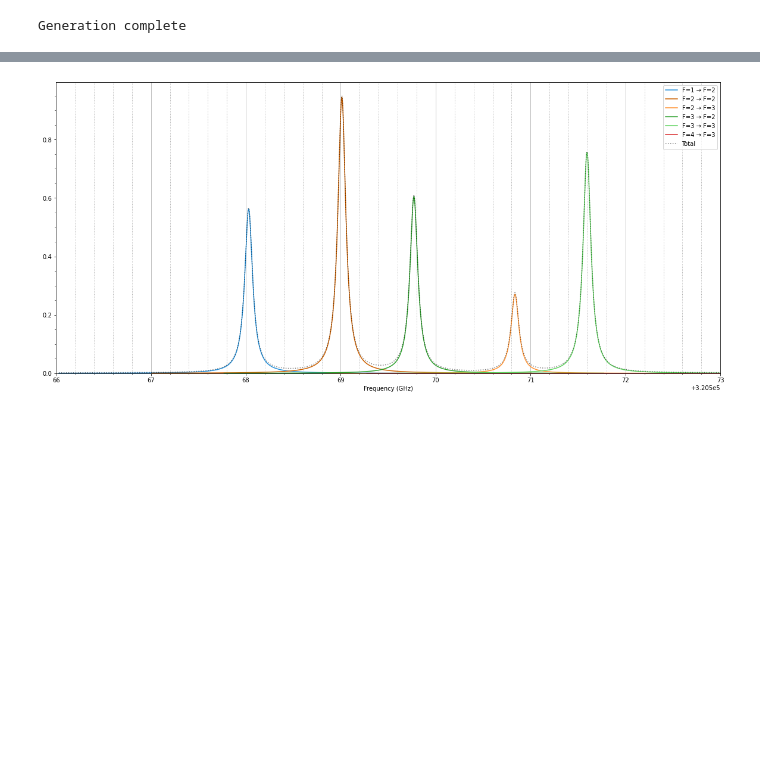
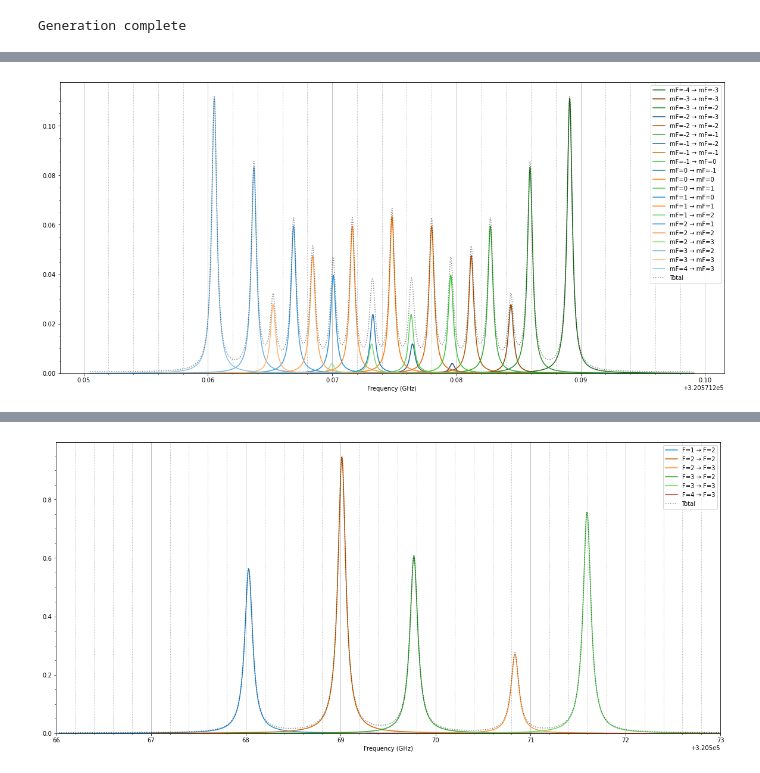
Before and after one commit to thomasdellaert/Atom-Toolkit, a Jupyter notebook: dstate.ipynb, the cells around one changed output, grey strips where cells are left out. Cells and saved outputs as stored; diff of their text form; code cells hidden in the pictures; blank space fills up the shorter version.

```diff
--- a/dstate.ipynb
+++ b/dstate.ipynb
@@ -189,3 +96,25 @@ pprint([(s.name, str(s.freq.to('GHz')), s.rel_strength) for s in a.hftransitions
+# %%
+%matplotlib inline
+
+a.B = Q_(5.0, 'G')
+
+plt.figure(figsize=(20, 9))
+
+lineshape = lineshapes.LorentzianLineShape(.0005)
+mod_lineshape = lineshapes.ModLorentzianLineShape(gamma=.1, depth=.2, mod_freq_GHz=0.8)
+
+spectra.plot_zeeman_spectrum(a.hftransitions[('4f14.5d 2D3/2 F=4', '4f13.(2F*<7/2>).5d.6s.(3D) 3[3/2]*1/2 F=3')],
+                       lineshape=lineshape, coloring='transition_type', num_points=1000)
+
+ax = plt.gca()
+ax.grid(True, 'major', axis='x')
+ax.minorticks_on()
+ax.grid(True, 'minor', axis='x', linestyle=':', linewidth=1)
+
+plt.savefig('d_state_spectrum.png')
+plt.show()
+# %% [output]
+[figure, added]
 # %%
 %matplotlib inline
 
```
Also changed, not shown: parts of 3 cells of this notebook, 1 other file.
